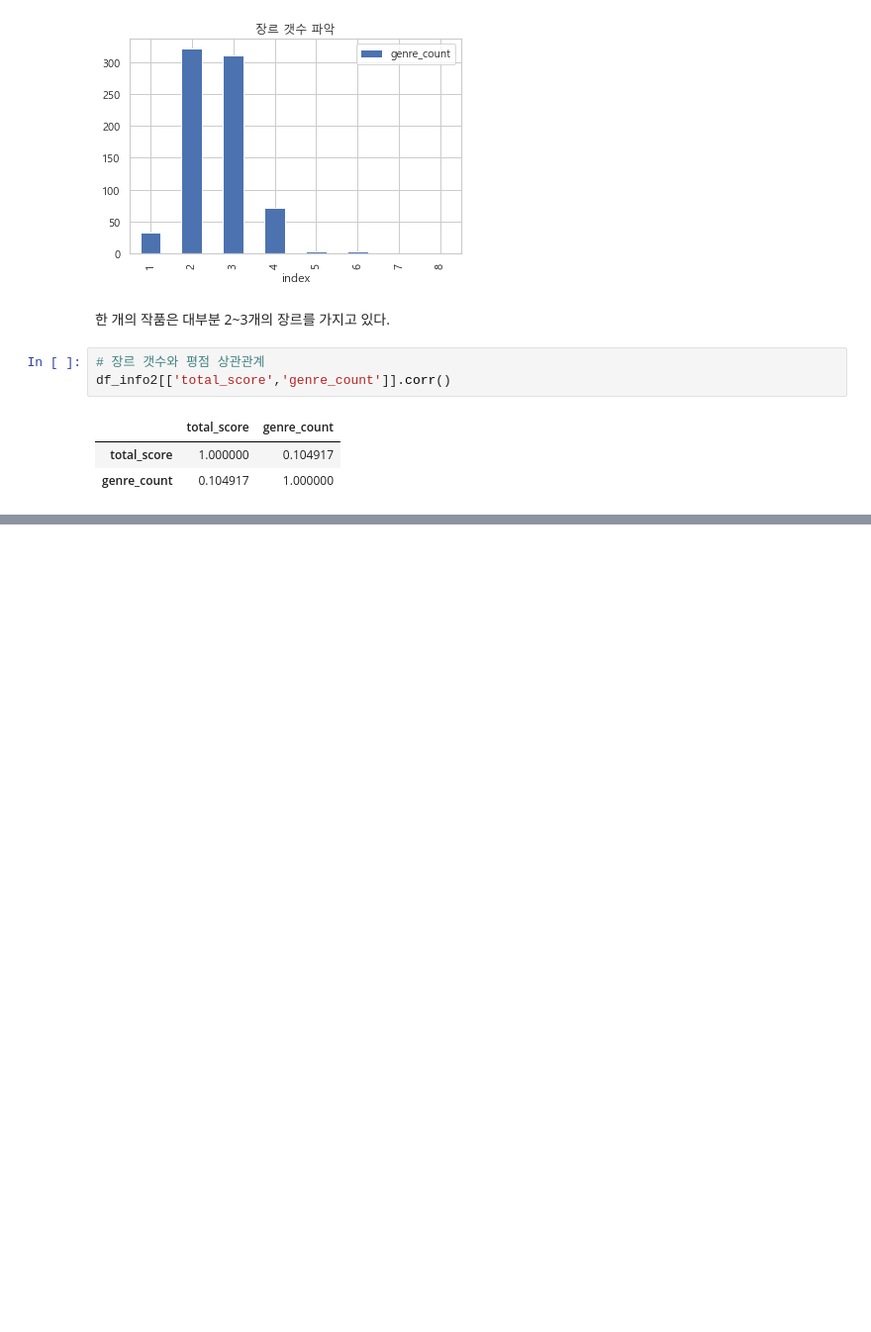
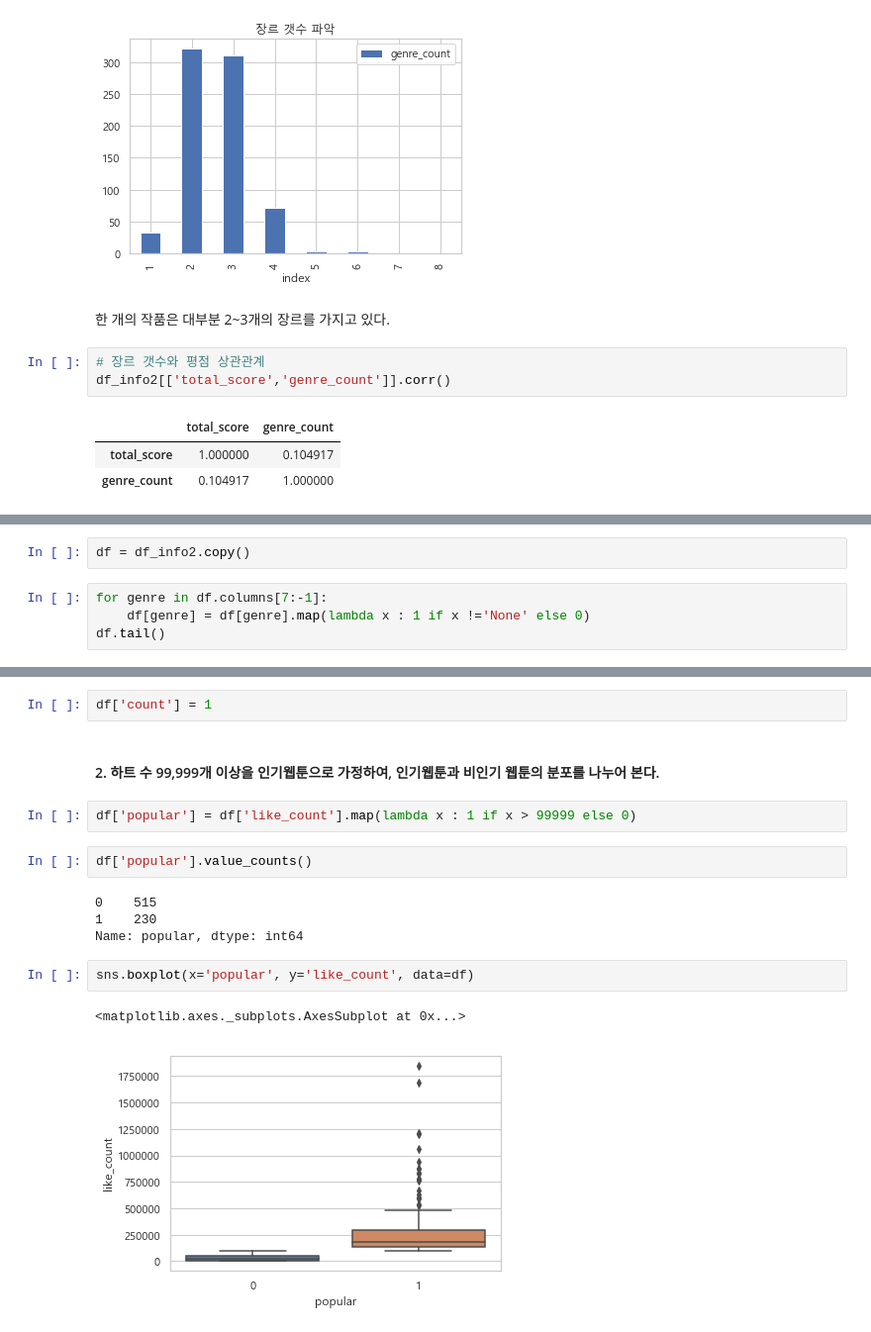
Before and after one commit to brightscannon/Webtoon_recommand_system, a Jupyter notebook: 1_Naver_EDA.ipynb, the cells around one changed output, grey strips where cells are left out. Shown at 99% size. Drawn from its saved outputs; the diff is of its cells as text; blank space fills up the shorter version.

```diff
--- a/1_Naver_EDA.ipynb
+++ b/1_Naver_EDA.ipynb
@@ -187,0 +257,6 @@ df_chapter['total_comments'] = total_comments
+# %%
+df = df_info2.copy()
+# %%
+for genre in df.columns[7:-1]:
+    df[genre] = df[genre].map(lambda x : 1 if x !='None' else 0)
+df.tail()
@@ -187,0 +271,17 @@ df_chapter['total_comments'] = total_comments
+# %%
+df['count'] = 1
+# %% [markdown]
+#### 2. 하트 수 99,999개 이상을 인기웹툰으로 가정하여, 인기웹툰과 비인기 웹툰의 분포를 나누어 본다.
+# %%
+df['popular'] = df['like_count'].map(lambda x : 1 if x > 99999 else 0)
+# %%
+df['popular'].value_counts()
+# %% [output]
+0    515
+1    230
+Name: popular, dtype: int64
+# %%
+sns.boxplot(x='popular', y='like_count', data=df)
+# %% [output]
+<matplotlib.axes._subplots.AxesSubplot at 0x...>
+[figure, added]
```
Also changed, not shown: parts of 50 cells of this notebook.
